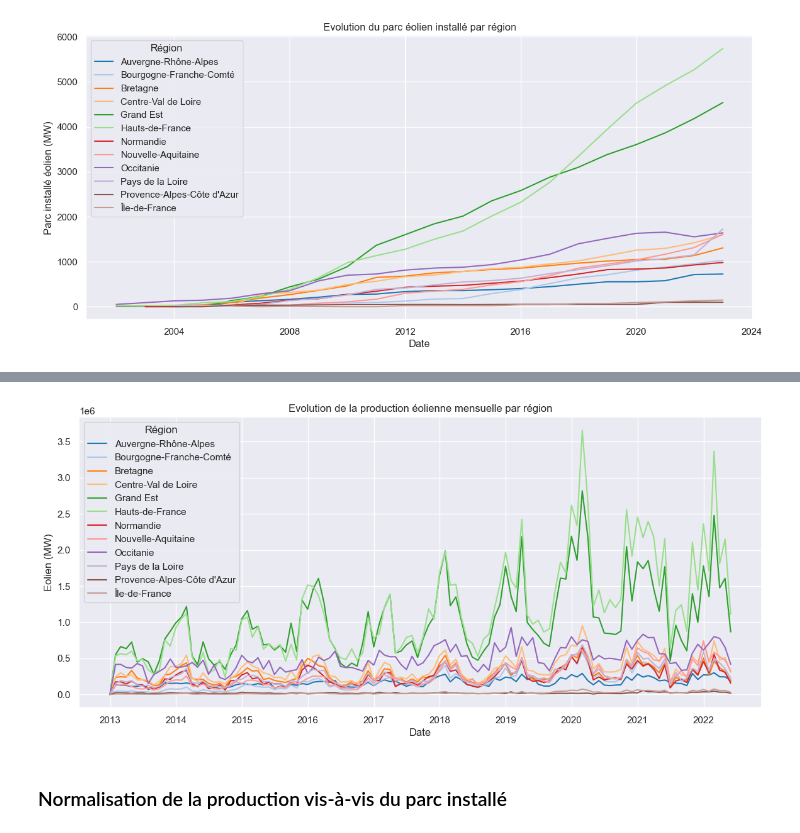
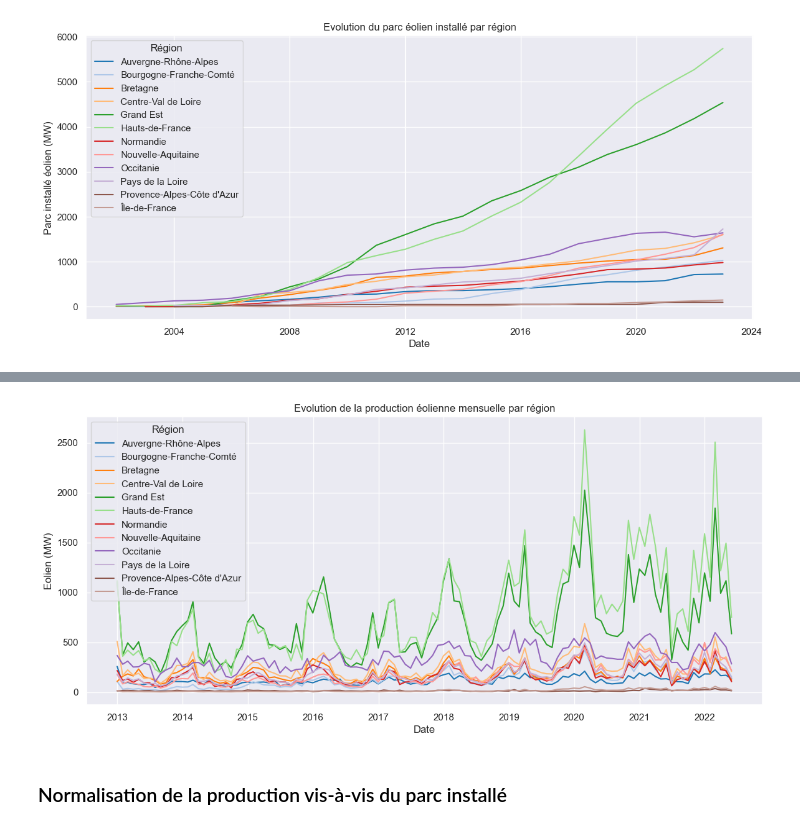
Before and after one commit to antonindurieux/prediction-energie-eolienne, a Jupyter notebook: prediction_energy_eolienne.ipynb, the cells around one changed output, grey strips where cells are left out. Drawn from its saved outputs; the diff is of its cells as text; code cells hidden in the pictures.

```diff
--- a/prediction_energy_eolienne.ipynb
+++ b/prediction_energy_eolienne.ipynb
@@ -74,12 +115,20 @@ plt.show()
 # %%
-monthy_production_df = production_df.rename(columns={"Date - Heure": "Date"}).set_index("Date").groupby("Région")["Eolien (MW)"].resample("M").sum().reset_index()
+monthy_production_df = (
+    production_df.set_index("Date")
+    .groupby("Région")["Eolien (MW)"]
+    .resample("M")
+    .mean()
+    .reset_index()
+)
 
 plt.figure(figsize=(14, 6))
-sns.lineplot(data=monthy_production_df, x="Date", y="Eolien (MW)", hue="Région", palette="tab20")
+sns.lineplot(
+    data=monthy_production_df, x="Date", y="Eolien (MW)", hue="Région", palette="tab20"
+)
 plt.title("Evolution de la production éolienne mensuelle par région")
 plt.show()
 # %% [output]
-[figure, old version]
+[figure, new version]
 # %% [markdown]
 ### Normalisation de la production vis-à-vis du parc installé
 # %%
```
Also changed, not shown: parts of 57 cells of this notebook, 6 other files.
